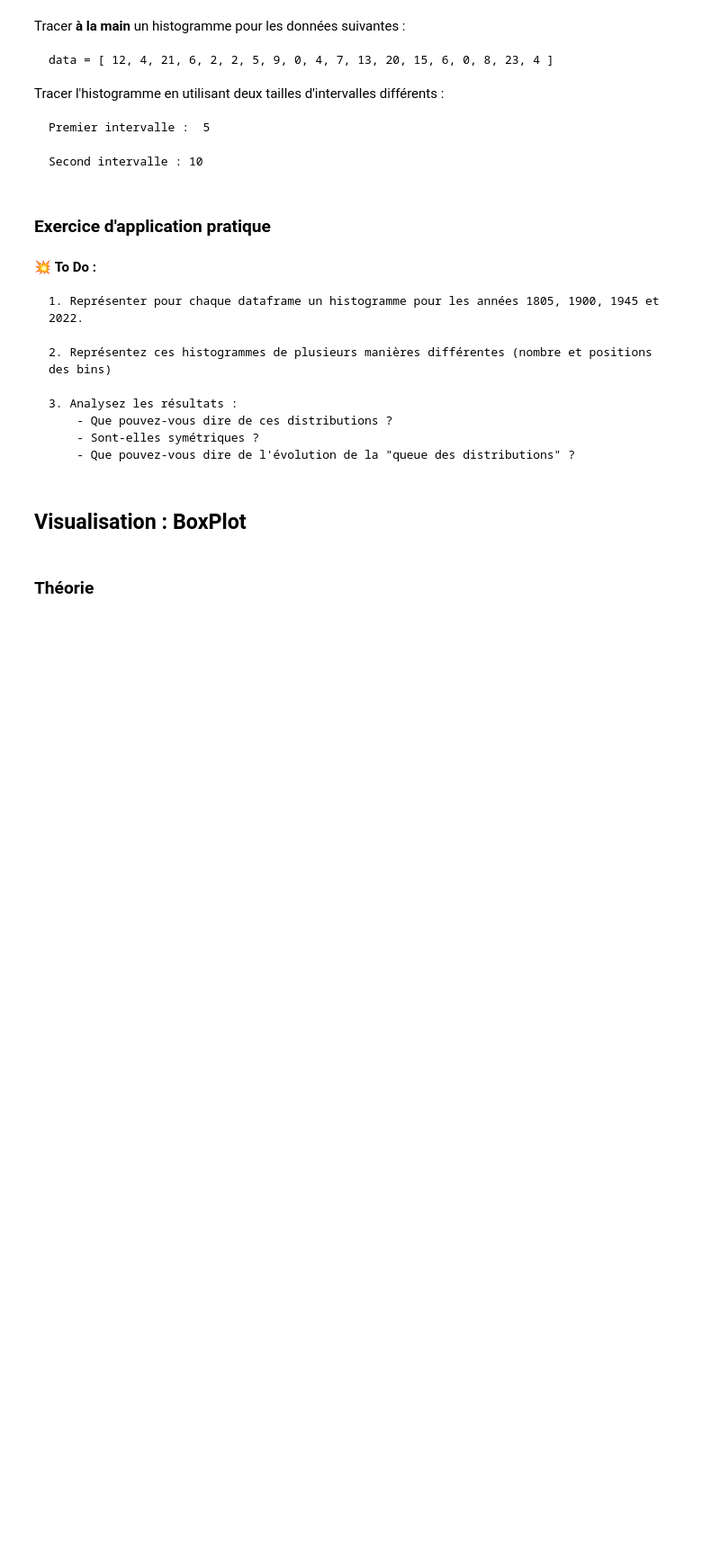
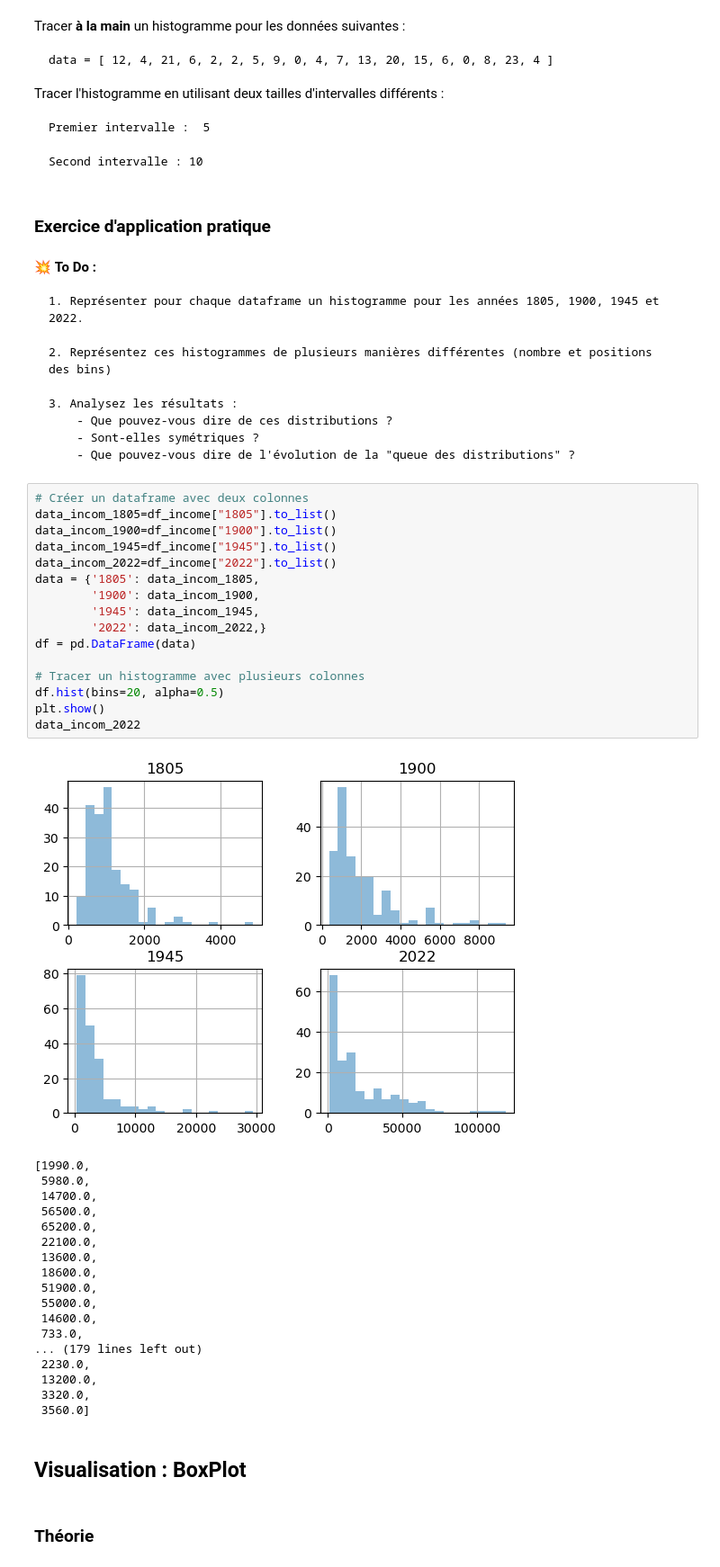
Before and after one commit to ELMOTTA89/Statistique, a Jupyter notebook: 7. Statistiques/1 - Statistiques - Introduction - Gapminder - 2.5jrs/1. Intro Gapminder.ipynb, the cells around one changed output. Shown at 90% size. Saved outputs shown, nothing was run; the diff lists cells and outputs as text; blank space fills up the shorter version.

```diff
--- a/7. Statistiques/1 - Statistiques - Introduction - Gapminder - 2.5jrs/1. Intro Gapminder.ipynb
+++ b/7. Statistiques/1 - Statistiques - Introduction - Gapminder - 2.5jrs/1. Intro Gapminder.ipynb
@@ -520,6 +580,41 @@ Tracer l'histogramme en utilisant deux tailles d'intervalles différents :
         - Que pouvez-vous dire de ces distributions ?
         - Sont-elles symétriques ?
         - Que pouvez-vous dire de l'évolution de la "queue des distributions" ?
+# %%
+# Créer un dataframe avec deux colonnes
+data_incom_1805=df_income["1805"].to_list()
+data_incom_1900=df_income["1900"].to_list()
+data_incom_1945=df_income["1945"].to_list()
+data_incom_2022=df_income["2022"].to_list()
+data = {'1805': data_incom_1805,
+        '1900': data_incom_1900,
+        '1945': data_incom_1945,
+        '2022': data_incom_2022,}
+df = pd.DataFrame(data)
+
+# Tracer un histogramme avec plusieurs colonnes
+df.hist(bins=20, alpha=0.5)
+plt.show()
+data_incom_2022
+# %% [output]
+[figure, added]
+[1990.0,
+ 5980.0,
+ 14700.0,
+ 56500.0,
+ 65200.0,
+ 22100.0,
+ 13600.0,
+ 18600.0,
+ 51900.0,
+ 55000.0,
+ 14600.0,
+ 733.0,
+... (179 lines left out)
+ 2230.0,
+ 13200.0,
+ 3320.0,
+ 3560.0]
 # %% [markdown]
 ## Visualisation : BoxPlot
 # %% [markdown]
```
Also changed, not shown: parts of 9 cells of this notebook, 6 other files.
